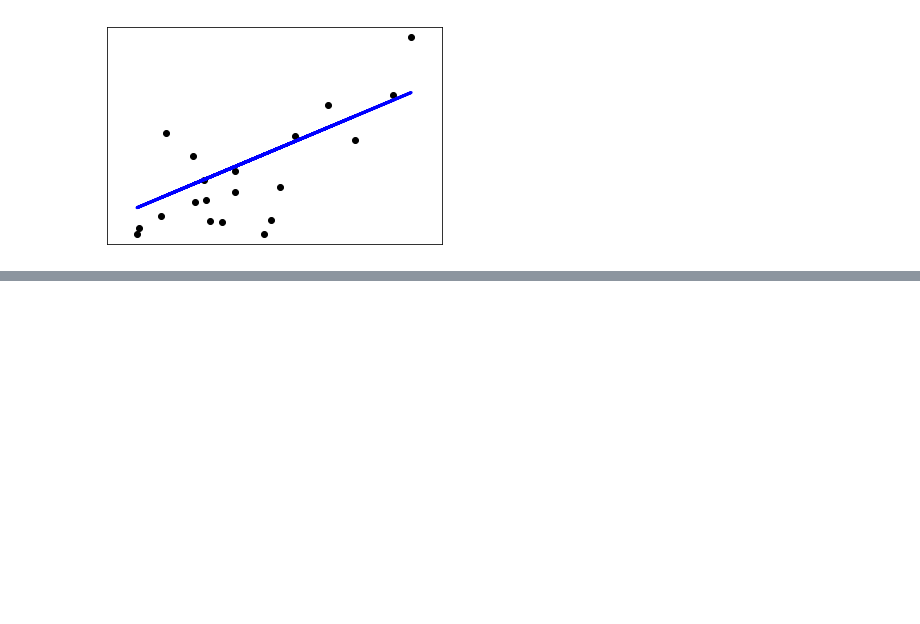
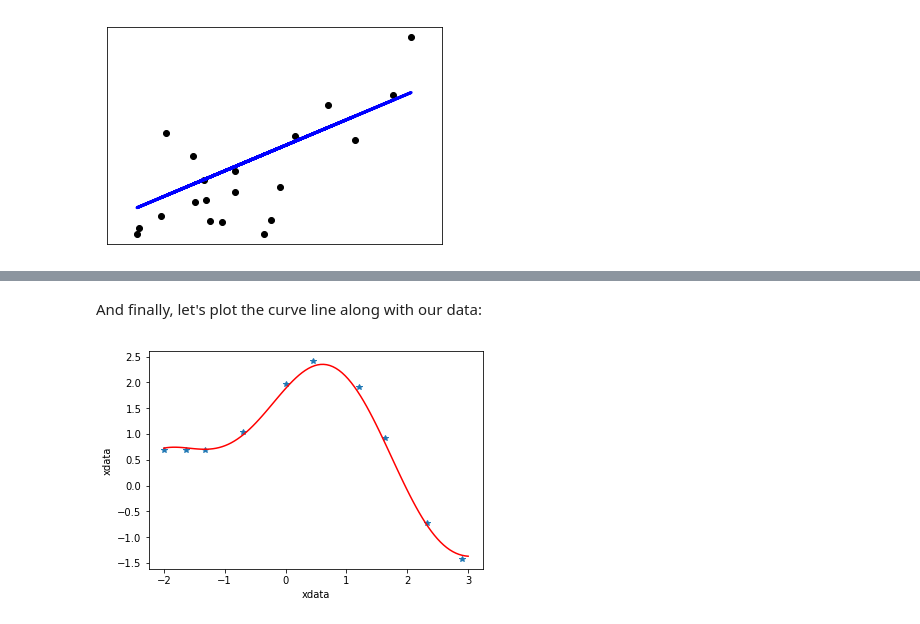
Before and after one commit to clesleycode/regression, a Jupyter notebook: regression.ipynb, the cells around one changed output, grey strips where cells are left out. Cells and saved outputs as stored; diff of their text form; code cells hidden in the pictures; blank space fills up the shorter version.

```diff
--- a/regression.ipynb
+++ b/regression.ipynb
@@ -169,0 +232,17 @@ plt.show()
+# %%
+p1 = popt[0]
+p2 = popt[1]
+residuals = ydata - func(xdata,p1,p2)
+fres = sum(residuals**2)
+# %% [markdown]
+And finally, let's plot the curve line along with our data:
+# %%
+curvex = np.linspace(-2,3,100)
+curvey = func(curvex,p1,p2)
+plt.plot(xdata,ydata,"*")
+plt.plot(curvex,curvey,"r")
+plt.xlabel("xdata")
+plt.ylabel("xdata")
+plt.show()
+# %% [output]
+[figure, added]
```
Also changed, not shown: parts of 67 cells of this notebook, 1 other file.
